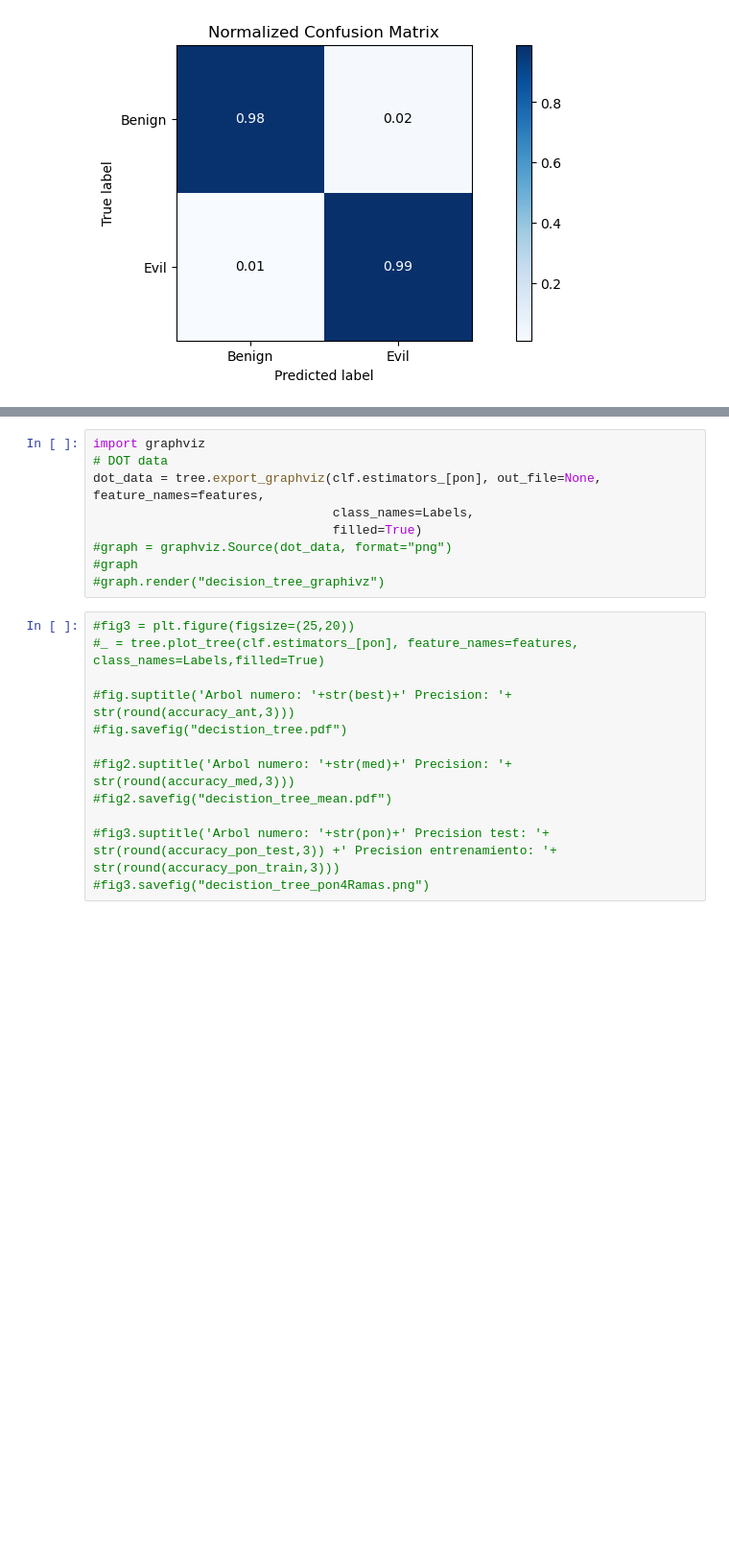
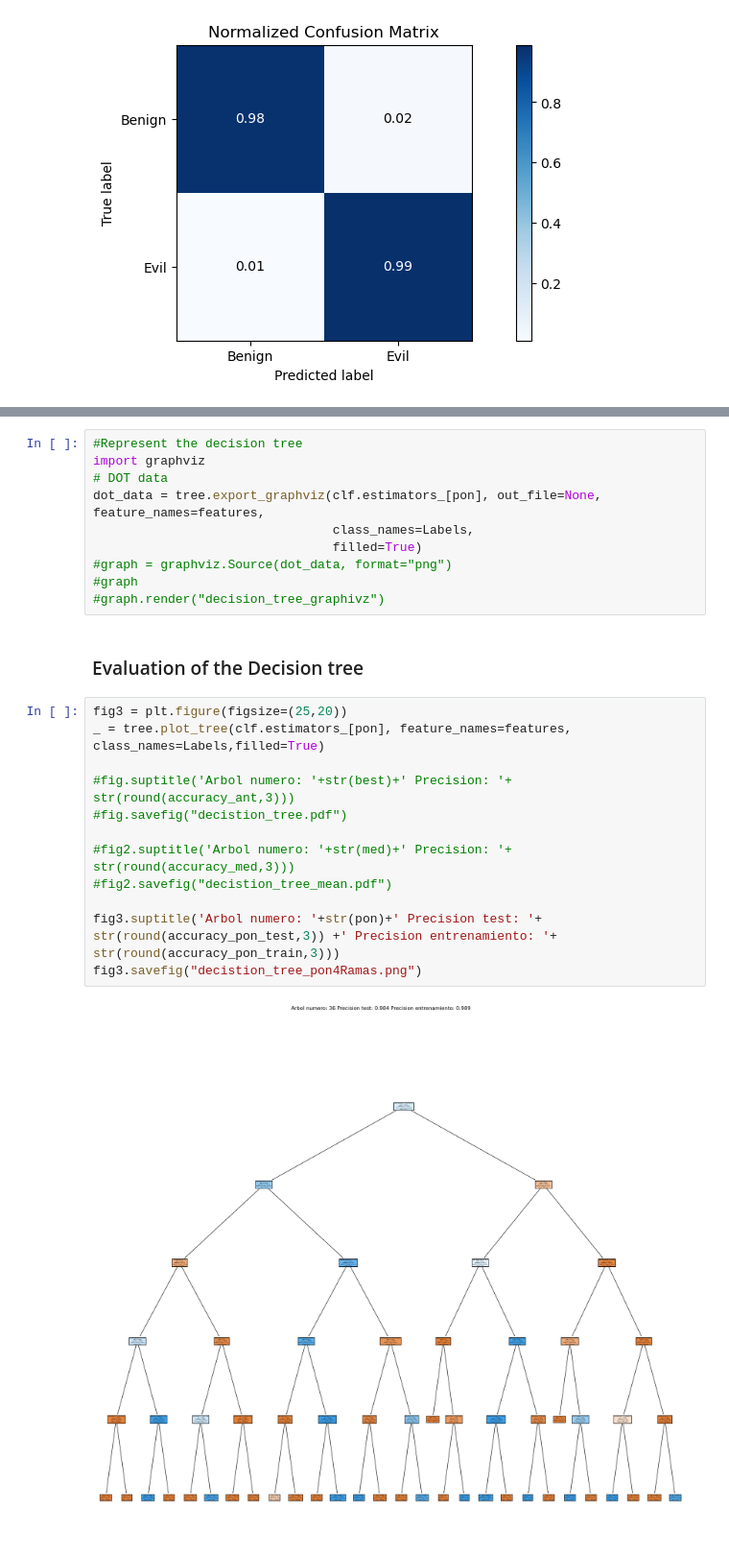
Before and after one commit to matesanzvictor/XAItechniquesinTC, a Jupyter notebook: AtaqueV2.1.ipynb, the cells around one changed output, grey strips where cells are left out. Shown at 96% size. Saved outputs shown, nothing was run; the diff lists cells and outputs as text; blank space fills up the shorter version.

```diff
--- a/AtaqueV2.1.ipynb
+++ b/AtaqueV2.1.ipynb
@@ -670,4 +697,5 @@ print(tiempo_extra)
 # %%
+#Represent the decision tree
 import graphviz
 # DOT data
 dot_data = tree.export_graphviz(clf.estimators_[pon], out_file=None, feature_names=features,
@@ -676,18 +704,22 @@ dot_data = tree.export_graphviz(clf.estimators_[pon], out_file=None, feature_nam
 #graph = graphviz.Source(dot_data, format="png")
 #graph
 #graph.render("decision_tree_graphivz")
+# %% [markdown]
+### Evaluation of the Decision tree
 # %%
-#fig3 = plt.figure(figsize=(25,20))
-#_ = tree.plot_tree(clf.estimators_[pon], feature_names=features,  class_names=Labels,filled=True)
+fig3 = plt.figure(figsize=(25,20))
+_ = tree.plot_tree(clf.estimators_[pon], feature_names=features,  class_names=Labels,filled=True)
 
 #fig.suptitle('Arbol numero: '+str(best)+' Precision: '+ str(round(accuracy_ant,3)))
 #fig.savefig("decistion_tree.pdf")
 
 #fig2.suptitle('Arbol numero: '+str(med)+' Precision: '+ str(round(accuracy_med,3)))
 #fig2.savefig("decistion_tree_mean.pdf")
 
-#fig3.suptitle('Arbol numero: '+str(pon)+' Precision test: '+ str(round(accuracy_pon_test,3)) +' Precision entrenamiento: '+ str(round(accuracy_pon_train,3)))
-#fig3.savefig("decistion_tree_pon4Ramas.png")
+fig3.suptitle('Arbol numero: '+str(pon)+' Precision test: '+ str(round(accuracy_pon_test,3)) +' Precision entrenamiento: '+ str(round(accuracy_pon_train,3)))
+fig3.savefig("decistion_tree_pon4Ramas.png")
+# %% [output]
+[figure, added]
 # %%
 arbol_pon=clf.estimators_[pon]
 Y_predtree=arbol_pon.predict(X_testArr)
```
Also changed, not shown: parts of 47 cells of this notebook.
